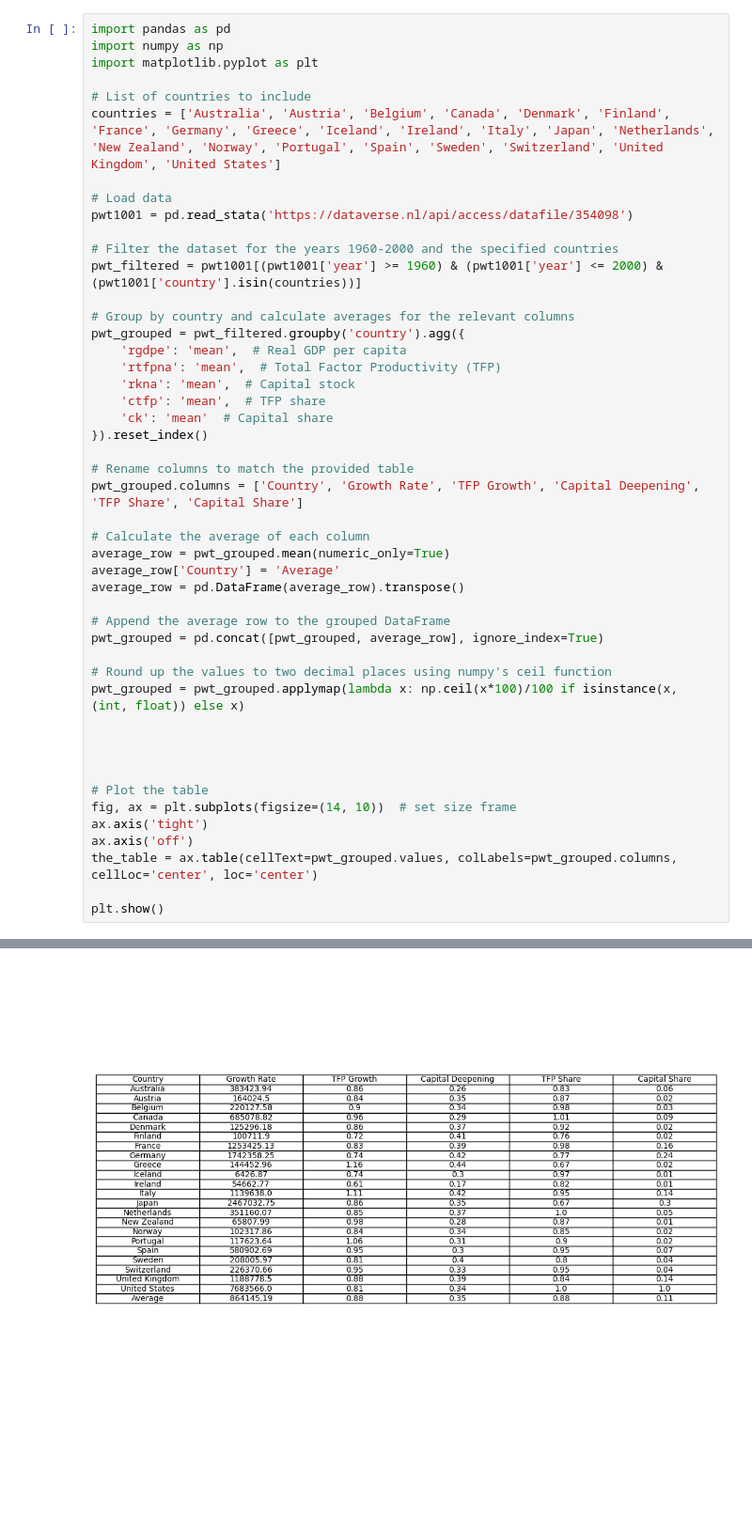
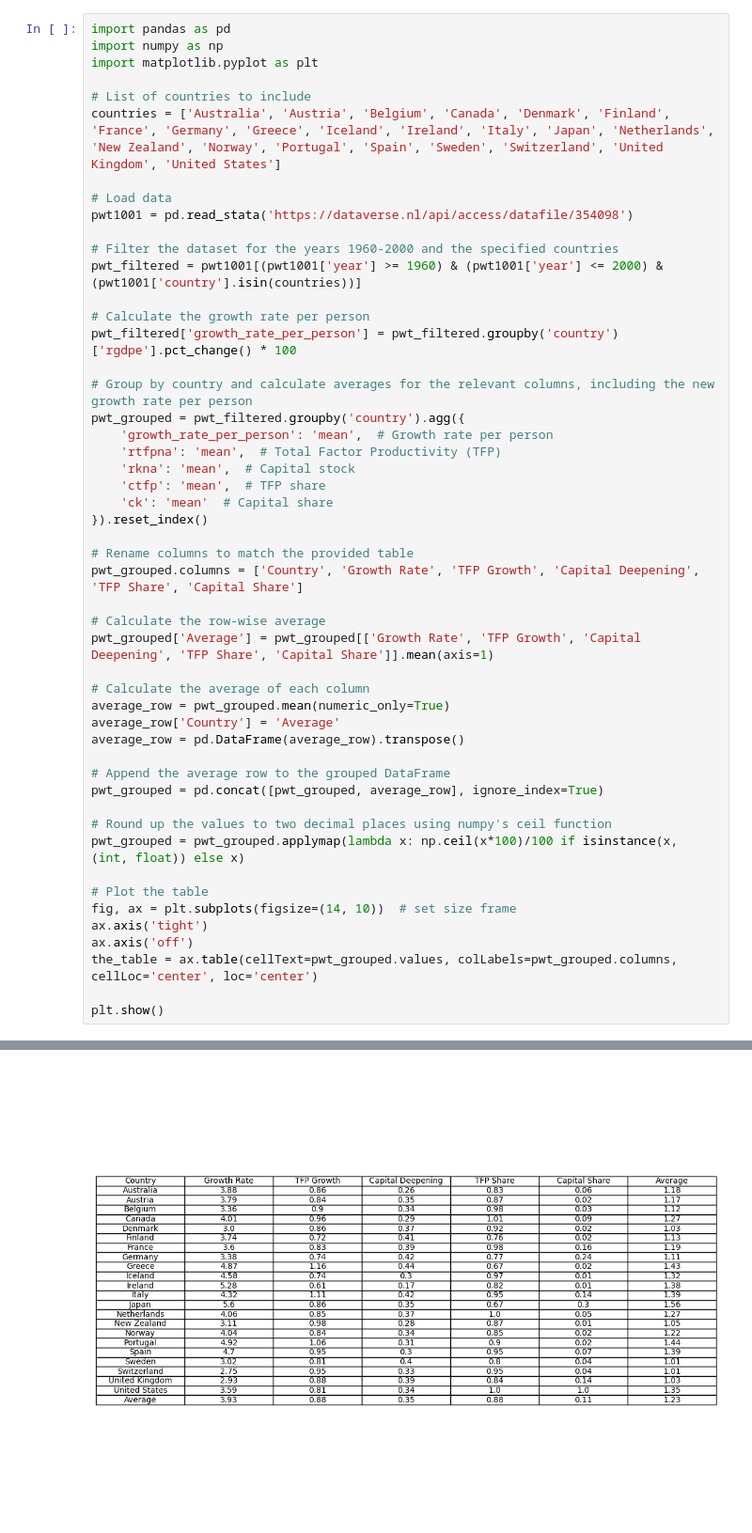
Before and after one commit to li0ne/q-macro, a Jupyter notebook: economicgrowth_final.ipynb, the cells around one changed output, grey strips where cells are left out. Shown at 94% size. Drawn from its saved outputs; the diff is of its cells as text; blank space fills up the shorter version.

```diff
--- a/economicgrowth_final.ipynb
+++ b/economicgrowth_final.ipynb
@@ -14,9 +14,12 @@ pwt1001 = pd.read_stata('https://dataverse.nl/api/access/datafile/354098')
 # Filter the dataset for the years 1960-2000 and the specified countries
 pwt_filtered = pwt1001[(pwt1001['year'] >= 1960) & (pwt1001['year'] <= 2000) & (pwt1001['country'].isin(countries))]
 
-# Group by country and calculate averages for the relevant columns
+# Calculate the growth rate per person
+pwt_filtered['growth_rate_per_person'] = pwt_filtered.groupby('country')['rgdpe'].pct_change() * 100
+
+# Group by country and calculate averages for the relevant columns, including the new growth rate per person
 pwt_grouped = pwt_filtered.groupby('country').agg({
-    'rgdpe': 'mean',  # Real GDP per capita
+    'growth_rate_per_person': 'mean',  # Growth rate per person
     'rtfpna': 'mean',  # Total Factor Productivity (TFP)
     'rkna': 'mean',  # Capital stock
     'ctfp': 'mean',  # TFP share
@@ -25,6 +28,9 @@ pwt_grouped = pwt_filtered.groupby('country').agg({
 
 # Rename columns to match the provided table
 pwt_grouped.columns = ['Country', 'Growth Rate', 'TFP Growth', 'Capital Deepening', 'TFP Share', 'Capital Share']
+
+# Calculate the row-wise average
+pwt_grouped['Average'] = pwt_grouped[['Growth Rate', 'TFP Growth', 'Capital Deepening', 'TFP Share', 'Capital Share']].mean(axis=1)
 
 # Calculate the average of each column
 average_row = pwt_grouped.mean(numeric_only=True)
@@ -37,9 +43,6 @@ pwt_grouped = pd.concat([pwt_grouped, average_row], ignore_index=True)
 # Round up the values to two decimal places using numpy's ceil function
 pwt_grouped = pwt_grouped.applymap(lambda x: np.ceil(x*100)/100 if isinstance(x, (int, float)) else x)
 
-
-
-
 # Plot the table
 fig, ax = plt.subplots(figsize=(14, 10))  # set size frame
 ax.axis('tight')
@@ -51 +59 @@ plt.show()
-[figure, old version]
+[figure, new version]
```
Also changed, not shown: parts of 1 cell of this notebook.
